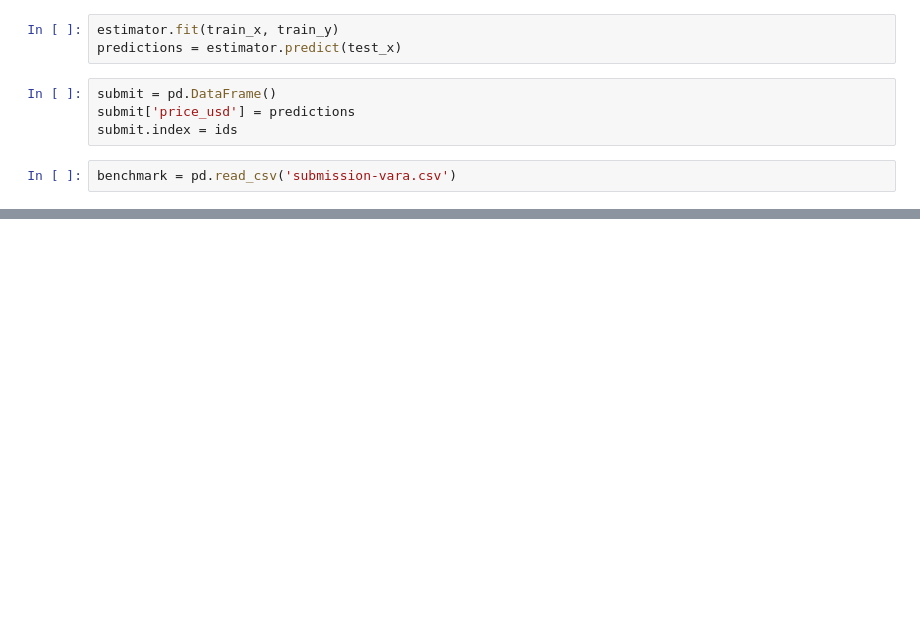
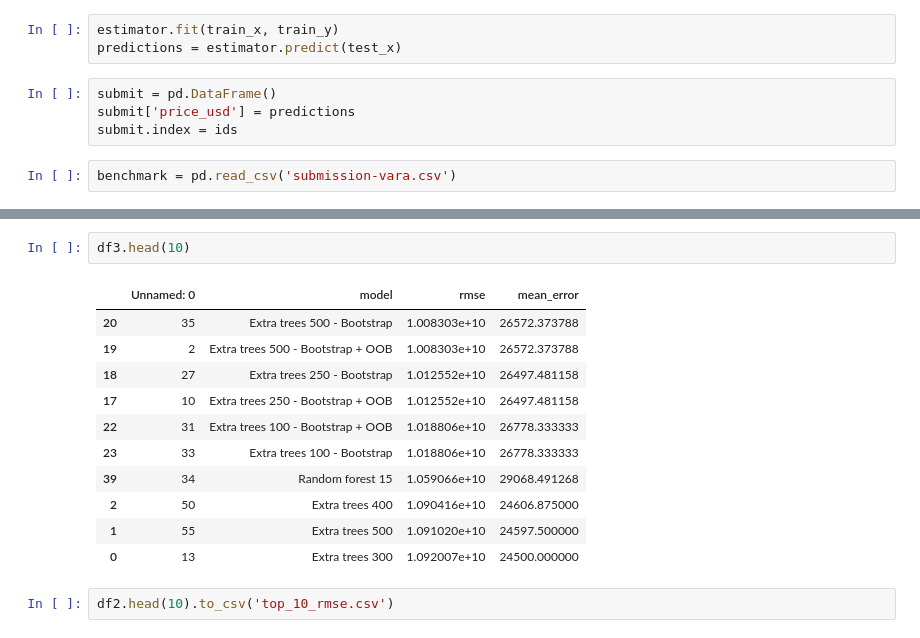
Before and after one commit to MatiasReimondo/Datos, a Jupyter notebook: One Hot Encoding.ipynb, the cells around one changed output, grey strips where cells are left out. Saved outputs shown, nothing was run; the diff lists cells and outputs as text; blank space fills up the shorter version.

```diff
--- a/One Hot Encoding.ipynb
+++ b/One Hot Encoding.ipynb
@@ -485,0 +605,16 @@ submit.to_csv('submission.csv')
+# %%
+df3.head(10)
+# %% [output]
+|  | Unnamed: 0 | model | rmse | mean_error |
+| 20 | 35 | Extra trees 500 - Bootstrap | 1.008303e+10 | 26572.373788 |
+| 19 | 2 | Extra trees 500 - Bootstrap + OOB | 1.008303e+10 | 26572.373788 |
+| 18 | 27 | Extra trees 250 - Bootstrap | 1.012552e+10 | 26497.481158 |
+| 17 | 10 | Extra trees 250 - Bootstrap + OOB | 1.012552e+10 | 26497.481158 |
+| 22 | 31 | Extra trees 100 - Bootstrap + OOB | 1.018806e+10 | 26778.333333 |
+| 23 | 33 | Extra trees 100 - Bootstrap | 1.018806e+10 | 26778.333333 |
+| 39 | 34 | Random forest 15 | 1.059066e+10 | 29068.491268 |
+| 2 | 50 | Extra trees 400 | 1.090416e+10 | 24606.875000 |
+| 1 | 55 | Extra trees 500 | 1.091020e+10 | 24597.500000 |
+| 0 | 13 | Extra trees 300 | 1.092007e+10 | 24500.000000 |
+# %%
+df2.head(10).to_csv('top_10_rmse.csv')
```
Also changed, not shown: parts of 29 cells of this notebook.
